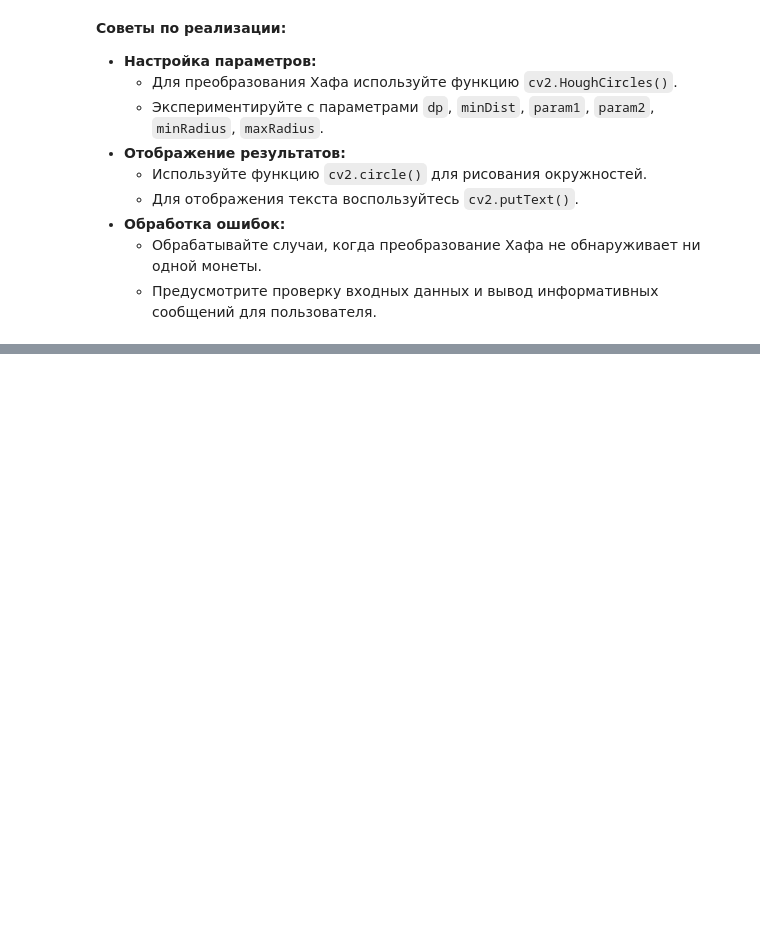
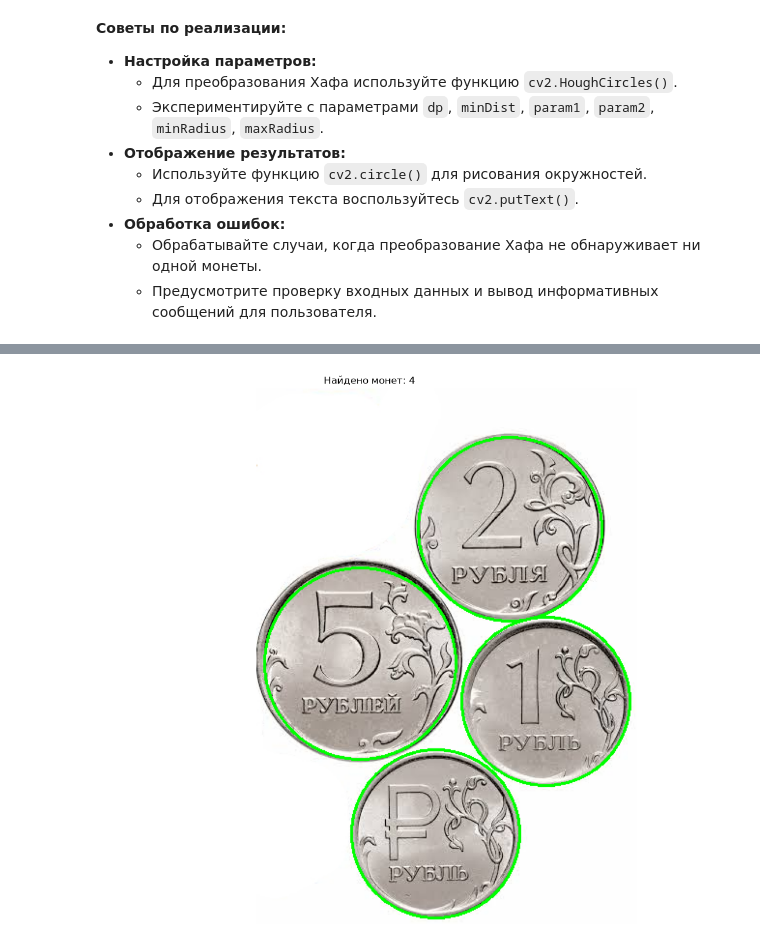
Before and after one commit to Calrission/MIIGAIK-Image-Processing, a Jupyter notebook: Проектная_работа_№1_Классификация_объектов_на_изображении.ipynb, the cells around one changed output, grey strips where cells are left out. Saved outputs shown, nothing was run; the diff lists cells and outputs as text; code cells hidden in the pictures; blank space fills up the shorter version.

```diff
--- a/Проектная_работа_№1_Классификация_объектов_на_изображении.ipynb
+++ b/Проектная_работа_№1_Классификация_объектов_на_изображении.ipynb
@@ -98,0 +144,35 @@
+# %%
+dp = 1.2               # Разрешение обратного преобразования (чем больше, тем меньше кругов)
+minDist = 30          # Минимальное расстояние между центрами обнаруженных кругов
+param1 = 80           # Верхний порог для оператора Кэнни (нижний в два раза меньше)
+param2 = 100            # Порог аккумулятора (чем меньше, тем больше ложных кругов)
+minRadius = 40         # Минимальный радиус монеты в пикселях
+maxRadius = 100        # Максимальный радиус монеты в пикселях
+
+circles = cv2.HoughCircles(
+    img_grey_blur,
+    cv2.HOUGH_GRADIENT,
+    dp=dp,
+    minDist=minDist,
+    param1=param1,
+    param2=param2,
+    minRadius=minRadius,
+    maxRadius=maxRadius
+)
+
+if circles is not None:
+    circles = np.round(circles[0, :]).astype("int")
+    vis = img.copy()
+    for i, (x, y, r) in enumerate(circles):
+        cv2.circle(vis, (x, y), r, (0, 255, 0), 2)
+
+    plt.figure(figsize=(12, 12))
+    plt.imshow(cv2.cvtColor(vis, cv2.COLOR_BGR2RGB))
+    plt.axis('off')
+    plt.title(f'Найдено монет: {len(circles)}')
+    plt.show()
+else:
+    circles = []
+    print("Монеты не обнаружены. Попробуйте изменить параметры преобразования Хафа.")
+# %% [output]
+[figure, added]
```
Also changed, not shown: parts of 8 cells of this notebook, 10 other files.
